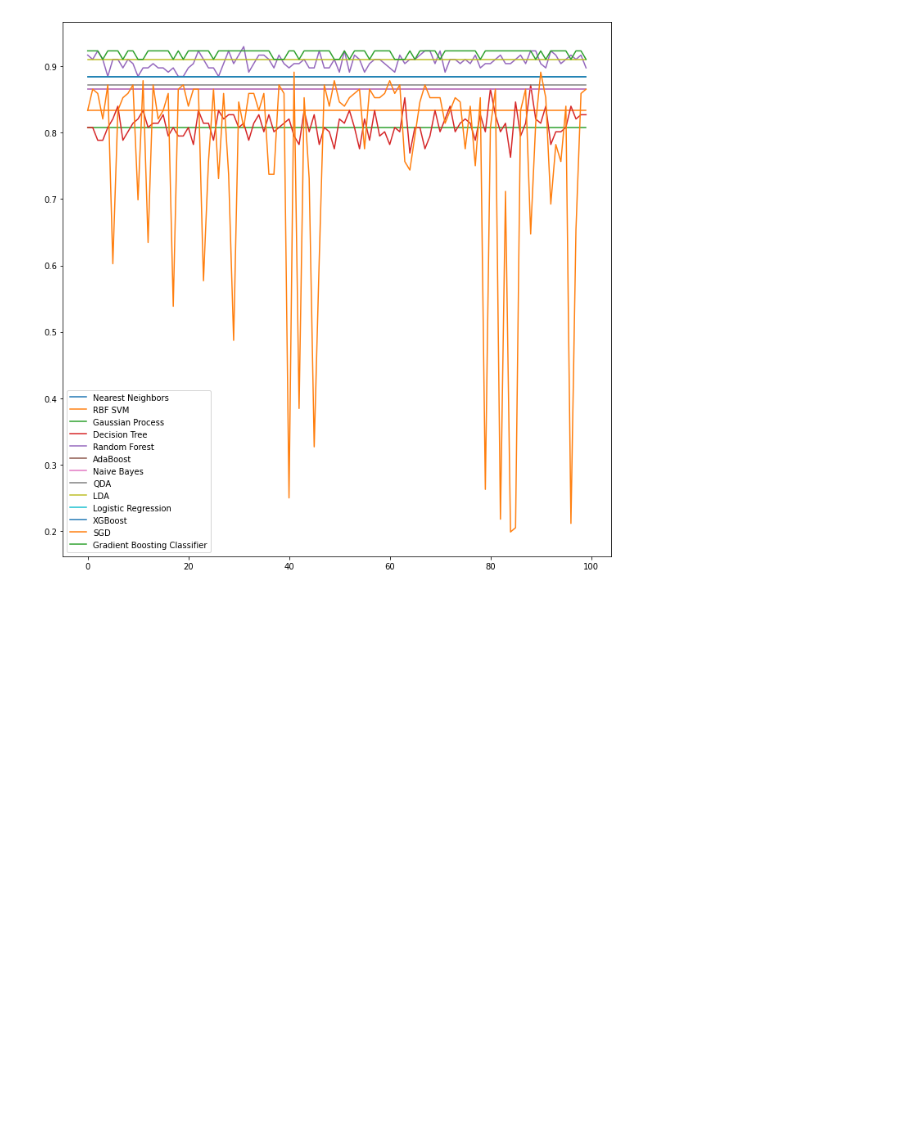
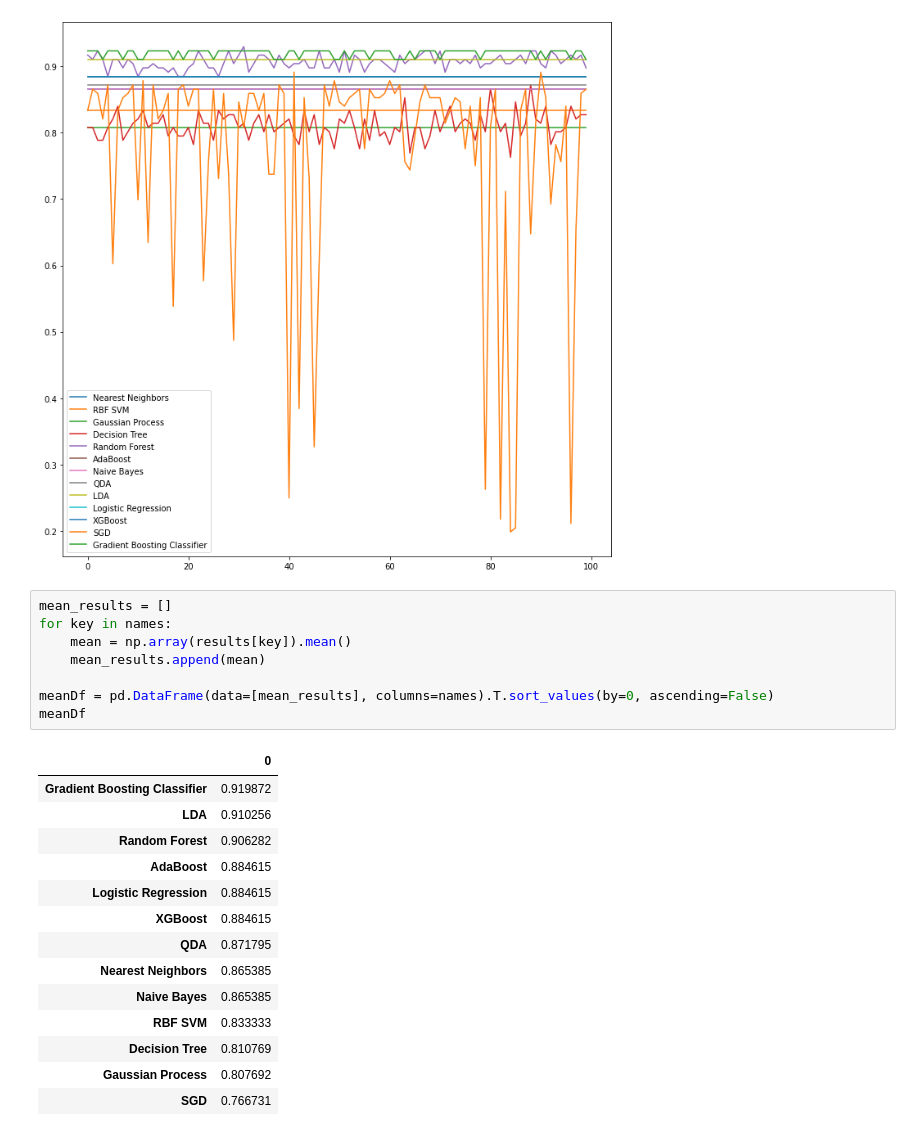
Before and after one commit to qetdr/xAutoML-Project1, a Jupyter notebook: baseline algorithms.ipynb, the cells around one changed output. Drawn from its saved outputs; the diff is of its cells as text; blank space fills up the shorter version.

Commit message:
Add tables to compare mean and median results

```diff
--- a/baseline algorithms.ipynb
+++ b/baseline algorithms.ipynb
@@ -176,3 +176,26 @@ my_df.plot(figsize=(12,12))
 # %% [output]
 <AxesSubplot:>
 [figure]
+# %%
+mean_results = []
+for key in names:
+    mean = np.array(results[key]).mean()
+    mean_results.append(mean)
+
+meanDf = pd.DataFrame(data=[mean_results], columns=names).T.sort_values(by=0, ascending=False)
+meanDf
+# %% [output]
+|  | 0 |
+| Gradient Boosting Classifier | 0.919872 |
+| LDA | 0.910256 |
+| Random Forest | 0.906282 |
+| AdaBoost | 0.884615 |
+| Logistic Regression | 0.884615 |
+| XGBoost | 0.884615 |
+| QDA | 0.871795 |
+| Nearest Neighbors | 0.865385 |
+| Naive Bayes | 0.865385 |
+| RBF SVM | 0.833333 |
+| Decision Tree | 0.810769 |
+| Gaussian Process | 0.807692 |
+| SGD | 0.766731 |
```
Also changed, not shown: parts of 2 cells of this notebook.
